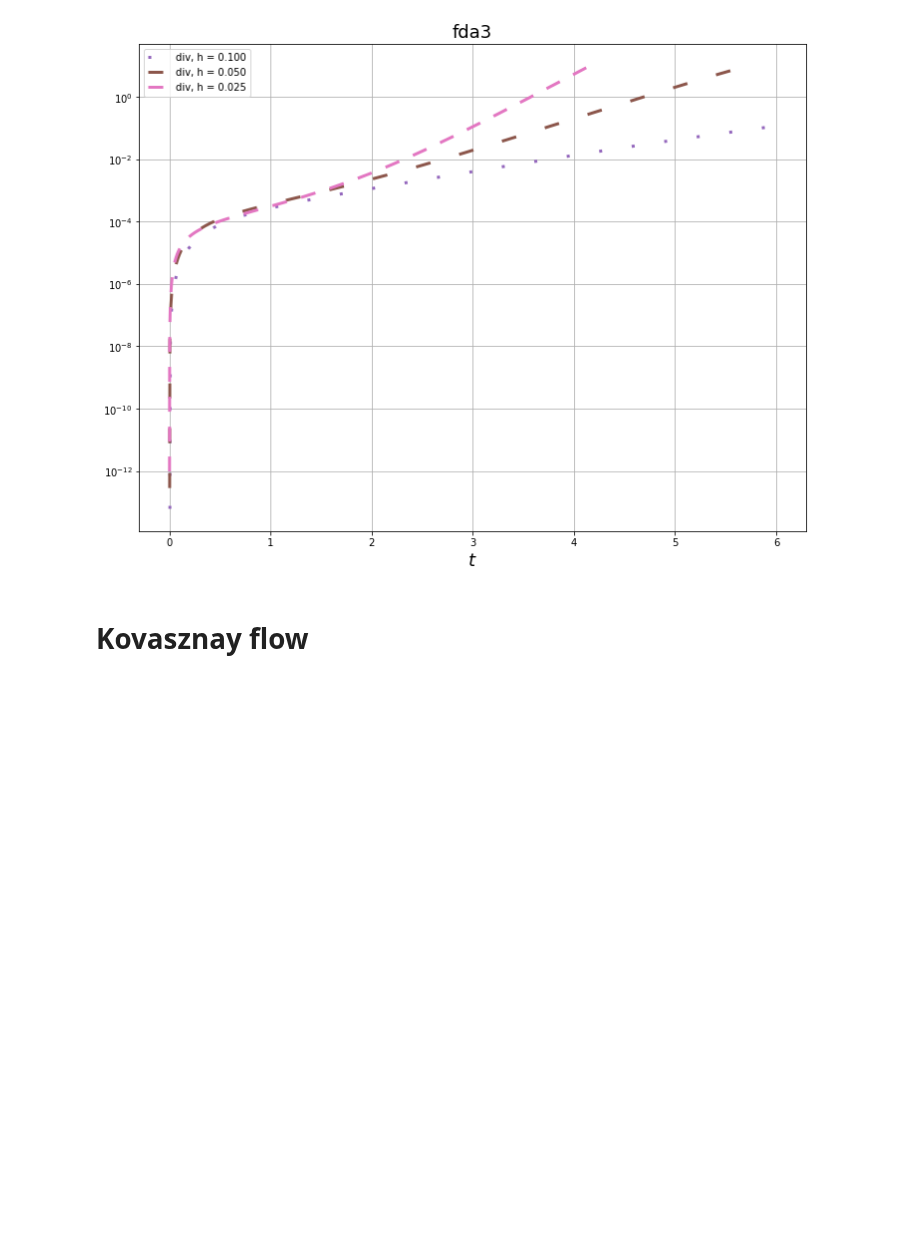
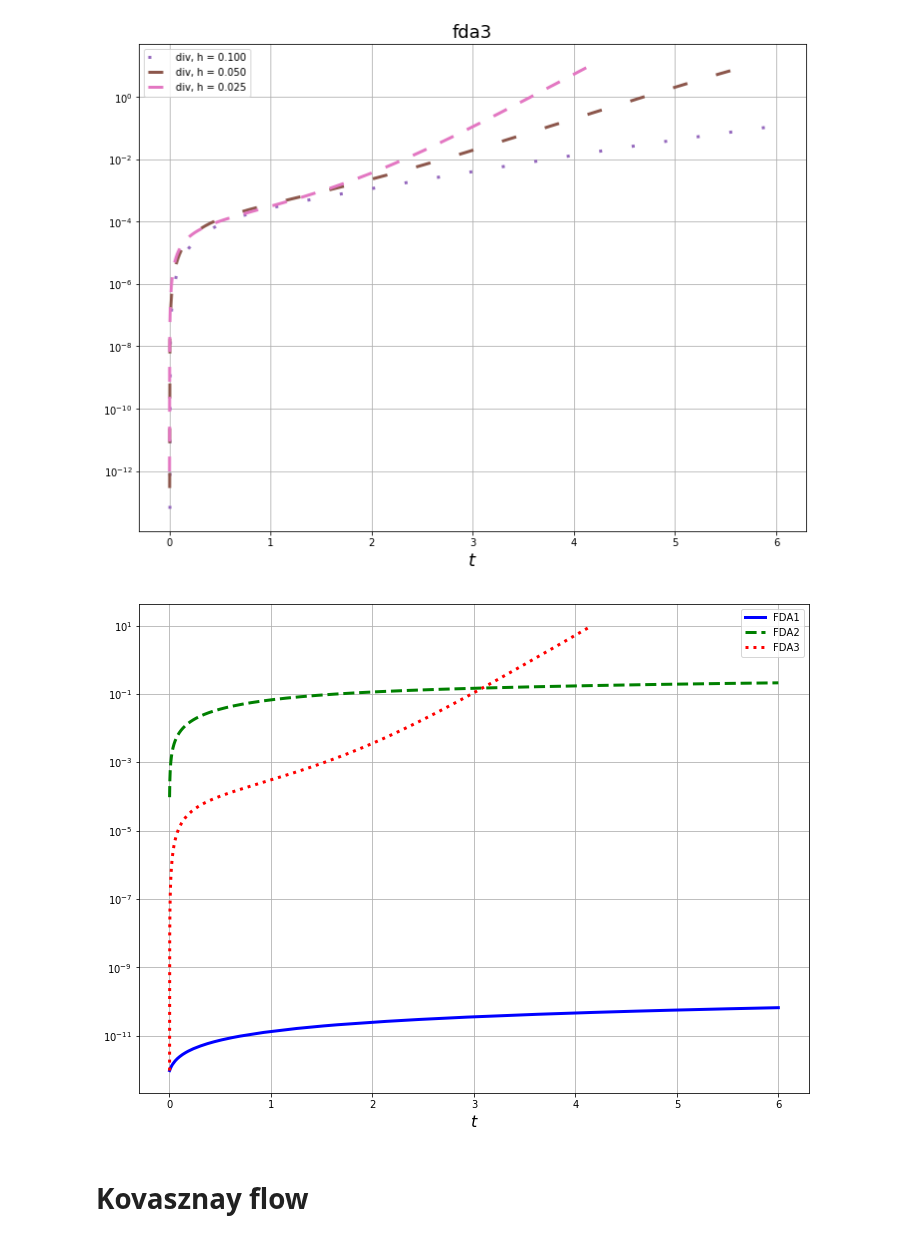
Before and after one commit to blinkovua/sharing-blinkov, a Jupyter notebook: NavierStokes.ipynb, the cells around one changed output. Cells and saved outputs as stored; diff of their text form; code cells hidden in the pictures; blank space fills up the shorter version.

```diff
--- a/NavierStokes.ipynb
+++ b/NavierStokes.ipynb
@@ -491,26 +491,28 @@ for f, a, s in fda:
 # %%
 lstyle = cycle(('-', '--', ':', '-.'))
 color = cycle('bgrcmyk')
 l = ['u', 'v', 'p', 'div']
 figure(figsize=(12, 9))
 #     title(str(f).split(' ')[1], {'fontsize': 16})
 for f, a, s in fda:
     res = (r for r in res_taylor_decaying if r[0][4] == f and r[0][5] == 0.025)
     for r in res:
         for k in [3]:
             semilogy(r[2][0][:r[1]],\
                      r[2][k+1][:r[1]],\
                      label=str(f).split(' ')[1].upper(),
                      linestyle=next(lstyle),
                      color=next(color),
                      linewidth=3)
 xlabel(r'$t$', {'fontsize': 16})
 # ylim((10**-15, 10**1))
 grid()
 legend(loc='best', fancybox=True)
-# show()
-savefig("div_0.025_taylor_decaying.pdf")
+show()
+# savefig("div_0.025_taylor_decaying.pdf")
 close()
+# %% [output]
+[figure, added]
 # %% [markdown]
 # Kovasznay flow
 # %%
```
